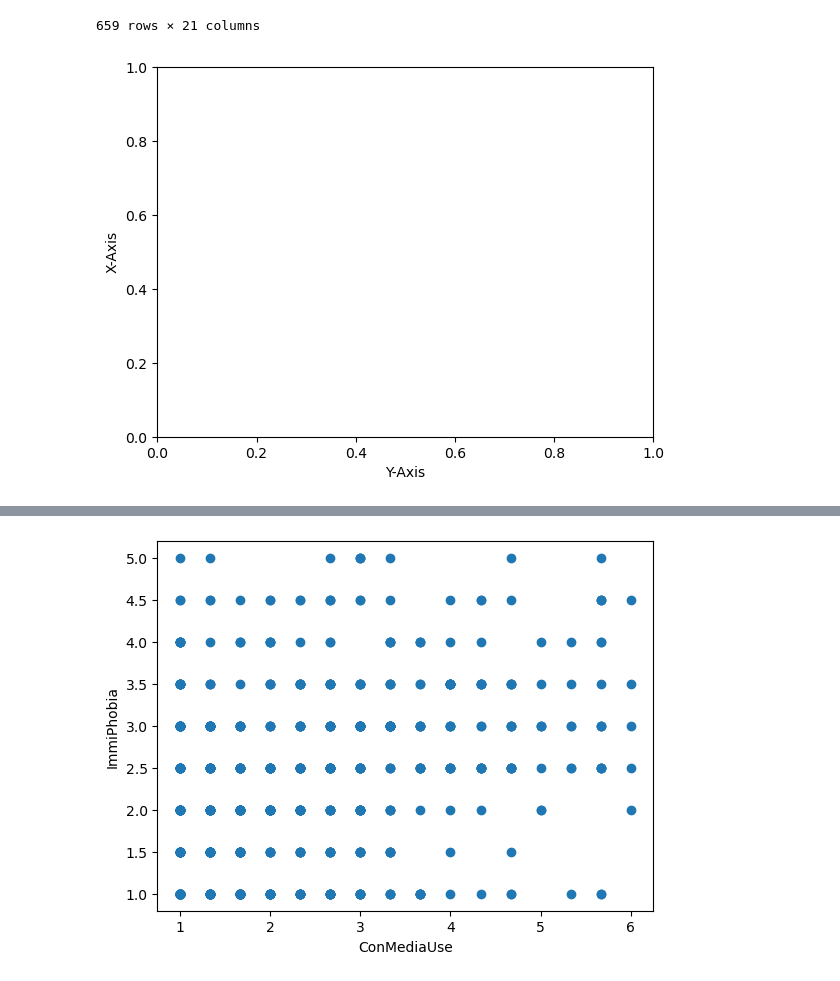
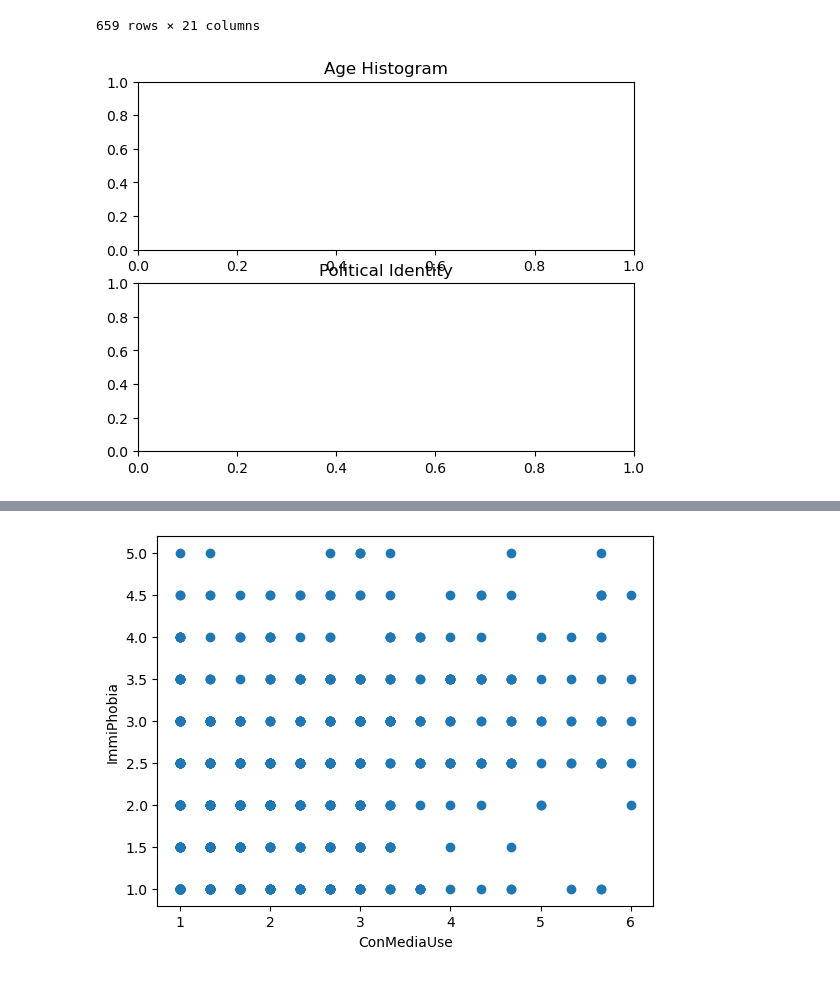
Before and after one commit to jcomi4/InteractiveDataComi, a Jupyter notebook: MatPlotLibChallenge.ipynb, the cells around one changed output, grey strips where cells are left out. Drawn from its saved outputs; the diff is of its cells as text; code cells hidden in the pictures.

```diff
--- a/MatPlotLibChallenge.ipynb
+++ b/MatPlotLibChallenge.ipynb
@@ -23,10 +23,9 @@ myDf
 | 658 | 2 | 2 | 1 | 3 | 1 | 23 | 5 | 2 | 4 | ... |
 659 rows × 21 columns
 # %%
-fig1, ax1 = plt.subplots()
-ax1.set_xlabel('Y-Axis')
-ax1.set_ylabel('X-Axis')
-ax.plot(myDf['Evaluation'], myDf['sex'])
+fig1, ax1 = plt.subplots(2)
+ax1[0].set_title('Age Histogram')
+ax1[1].set_title('Political Identity')
 plt.show()
 # %% [output]
-[figure, old version]
+[figure, new version]
```
Also changed, not shown: parts of 6 cells of this notebook.
